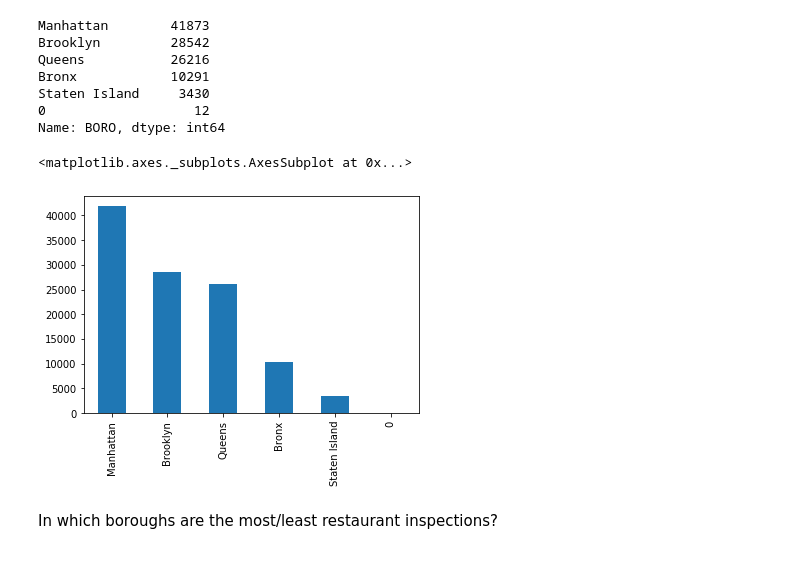
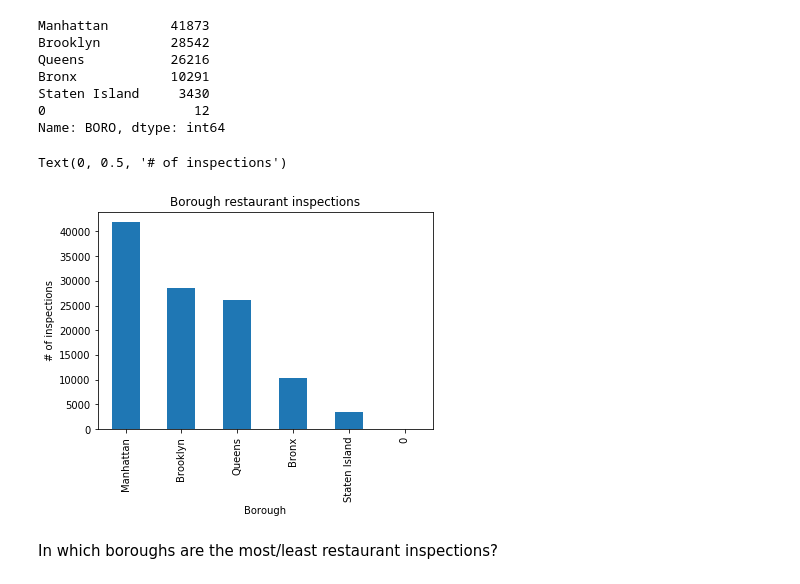
Before and after one commit to ed-biz23/data-sci-328, a Jupyter notebook: Assignment 1 - plots, bar charts, and filtering.ipynb, the cells around one changed output. Cells and saved outputs as stored; diff of their text form; code cells hidden in the pictures.

```diff
--- a/Assignment 1 - plots, bar charts, and filtering.ipynb
+++ b/Assignment 1 - plots, bar charts, and filtering.ipynb
@@ -102,11 +102,14 @@ Bronx            10291
 Staten Island     3430
 0                   12
 Name: BORO, dtype: int64
-# %%
-borough_counts.plot.bar()
-# %% [output]
-<matplotlib.axes._subplots.AxesSubplot at 0x...>
-[figure, removed]
+# %%
+borough_counts.plot.bar()
+plt.title("Borough restaurant inspections")
+plt.xlabel("Borough")
+plt.ylabel("# of inspections")
+# %% [output]
+Text(0, 0.5, '# of inspections')
+[figure, added]
 # %% [markdown]
  In which boroughs are the most/least restaurant inspections?
 # %% [markdown]
```
Also changed, not shown: parts of 4 cells of this notebook, 4 other files.
